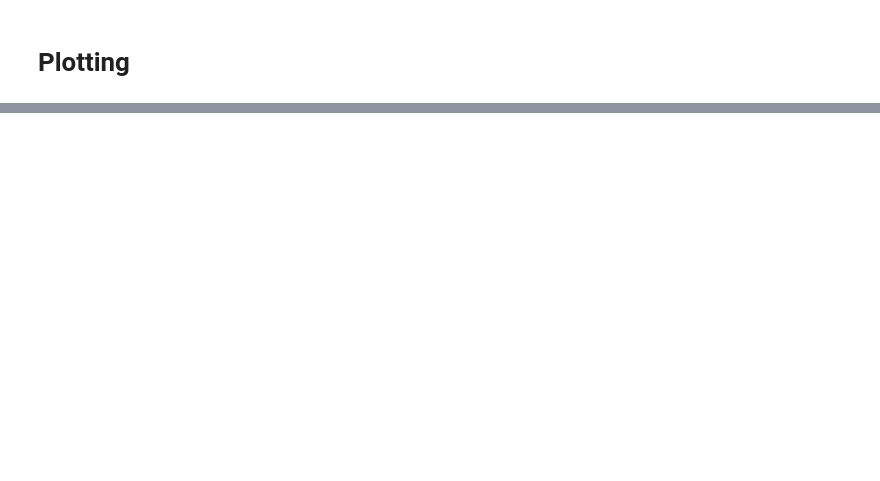
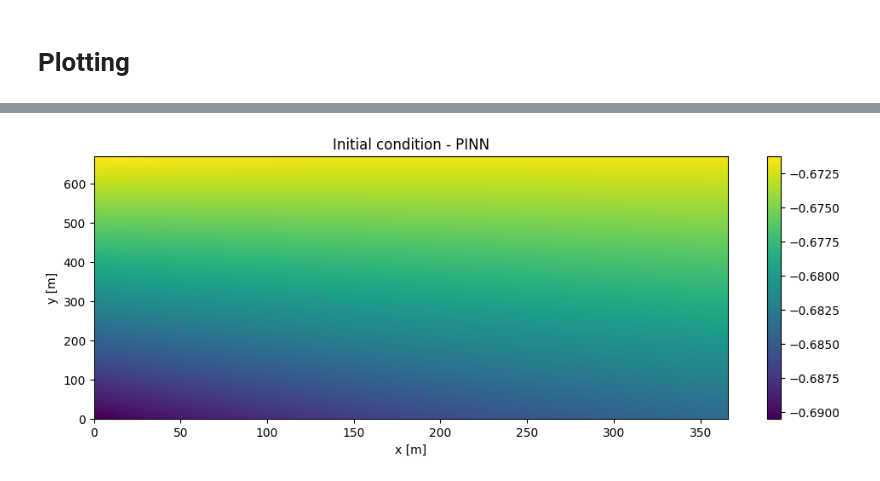
Before and after one commit to Kamicia8/pinn_oil_extr_sim, a Jupyter notebook: maczuga_pinn/pinn_kq_grid.ipynb, the cells around one changed output, grey strips where cells are left out. Saved outputs shown, nothing was run; the diff lists cells and outputs as text; code cells hidden in the pictures; blank space fills up the shorter version.

```diff
--- a/maczuga_pinn/pinn_kq_grid.ipynb
+++ b/maczuga_pinn/pinn_kq_grid.ipynb
@@ -41,5 +55,5 @@ REAL_LY = REAL_NY * 10.0 * FT_TO_M
 # %%
-TOTAL_TIME = 1000.
+TOTAL_TIME = 10.
 N_POINTS_X = REAL_NX
 N_POINTS_Y = REAL_NY
 DT = 1.0
@@ -50,14 +64,14 @@ x_domain = [0.0, REAL_LX]
 y_domain = [0.0, REAL_LY]
 t_domain = [0.0, TOTAL_TIME]
 
-WEIGHT_RESIDUAL = 1.0           # Weight of residual part of loss function
+WEIGHT_RESIDUAL = 100.0           # Weight of residual part of loss function
 WEIGHT_INITIAL = 1.0            # Weight of initial part of loss function
 WEIGHT_BOUNDARY = 1.0           # Weight of boundary part of loss function
 
 LAYERS = 4
-NEURONS_PER_LAYER = 80
-EPOCHS = 20_000
-LEARNING_RATE = 0.0005
+NEURONS_PER_LAYER = 8
+EPOCHS = 200
+LEARNING_RATE = 0.05
 # %% [markdown]
 ## Initial condition
 # %%
@@ -526,7 +553,9 @@ fig1 = plot_color(z_exact, x_flat, y_flat, REAL_NX, REAL_NY, "Initial condition
 # %%
 t_zero = torch.zeros_like(x_flat)
 z_pinn = pinn(x_flat, y_flat, t_zero)
-fig2 = plot_color(z_pinn, x_flat, y_flat, REAL_NX, REAL_NY, "Initial condition - PINN")
+fig2 = plot_color(z_pinn, "Initial condition - PINN", n_x=REAL_NX, n_y=REAL_NY)
+# %% [output]
+[figure, added]
 # %%
 def plot_loss_comparison(history):
     plt.figure(figsize=(10, 6), dpi=100)
```
Also changed, not shown: parts of 16 cells of this notebook, 3 other files.
